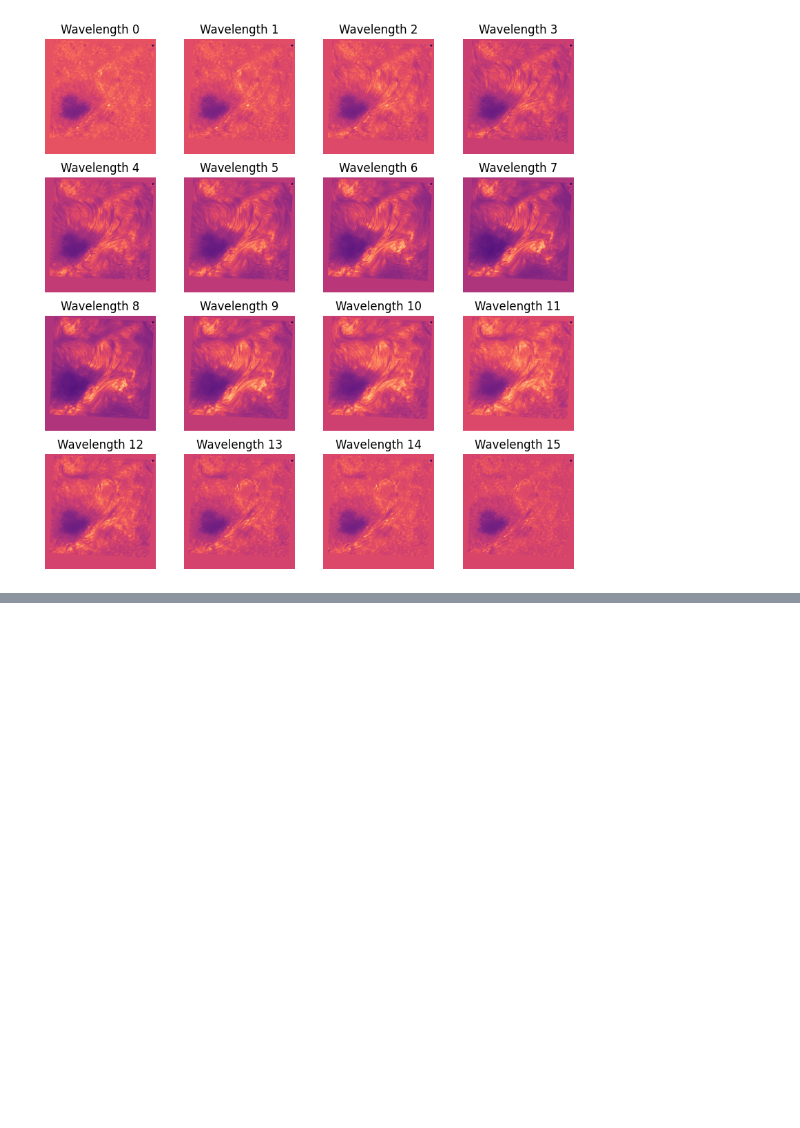
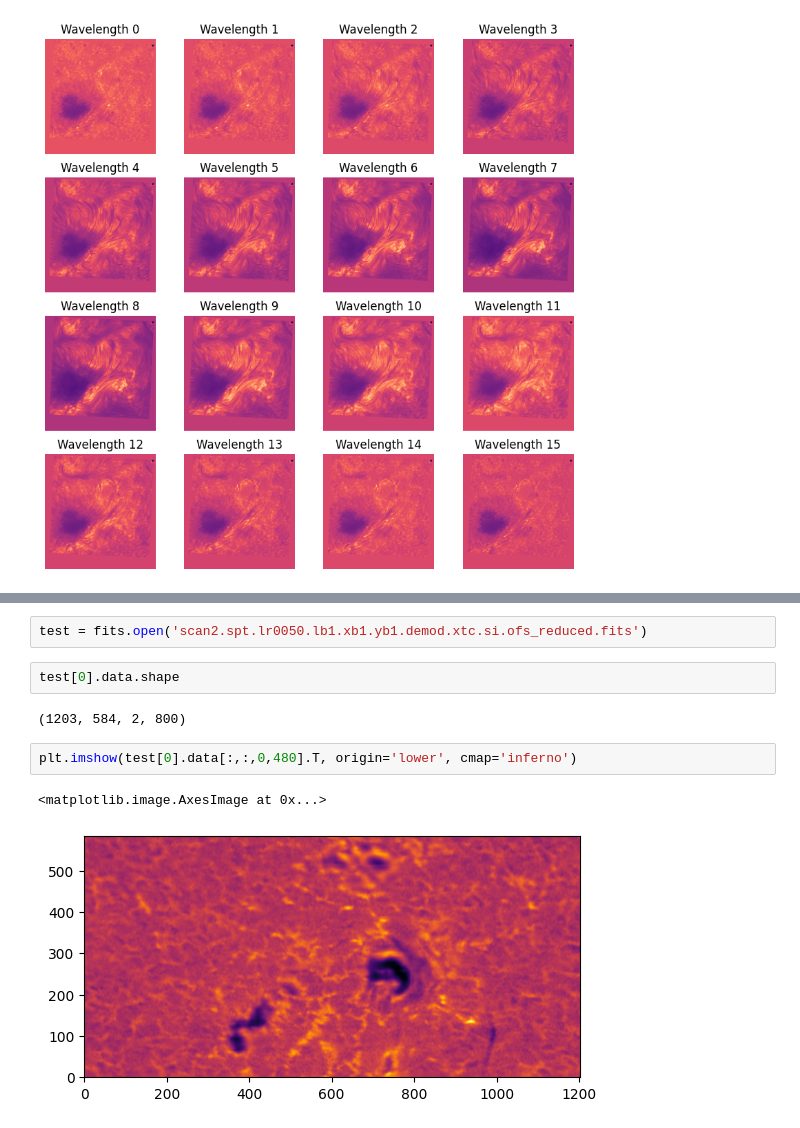
Before and after one commit to ivanzmilic/espd_2026_spectral_lines, a Jupyter notebook: explore_sst.ipynb, the cells around one changed output, grey strips where cells are left out. Saved outputs shown, nothing was run; the diff lists cells and outputs as text; blank space fills up the shorter version.

```diff
--- a/explore_sst.ipynb
+++ b/explore_sst.ipynb
@@ -58,0 +147,11 @@ kek.writeto('sp3d_25012017_corrected_mini.fits', overwrite=True)
+# %%
+test = fits.open('scan2.spt.lr0050.lb1.xb1.yb1.demod.xtc.si.ofs_reduced.fits')
+# %%
+test[0].data.shape
+# %% [output]
+(1203, 584, 2, 800)
+# %%
+plt.imshow(test[0].data[:,:,0,480].T, origin='lower', cmap='inferno')
+# %% [output]
+<matplotlib.image.AxesImage at 0x...>
+[figure, added]
```
Also changed, not shown: parts of 28 cells of this notebook, 2 other files.
